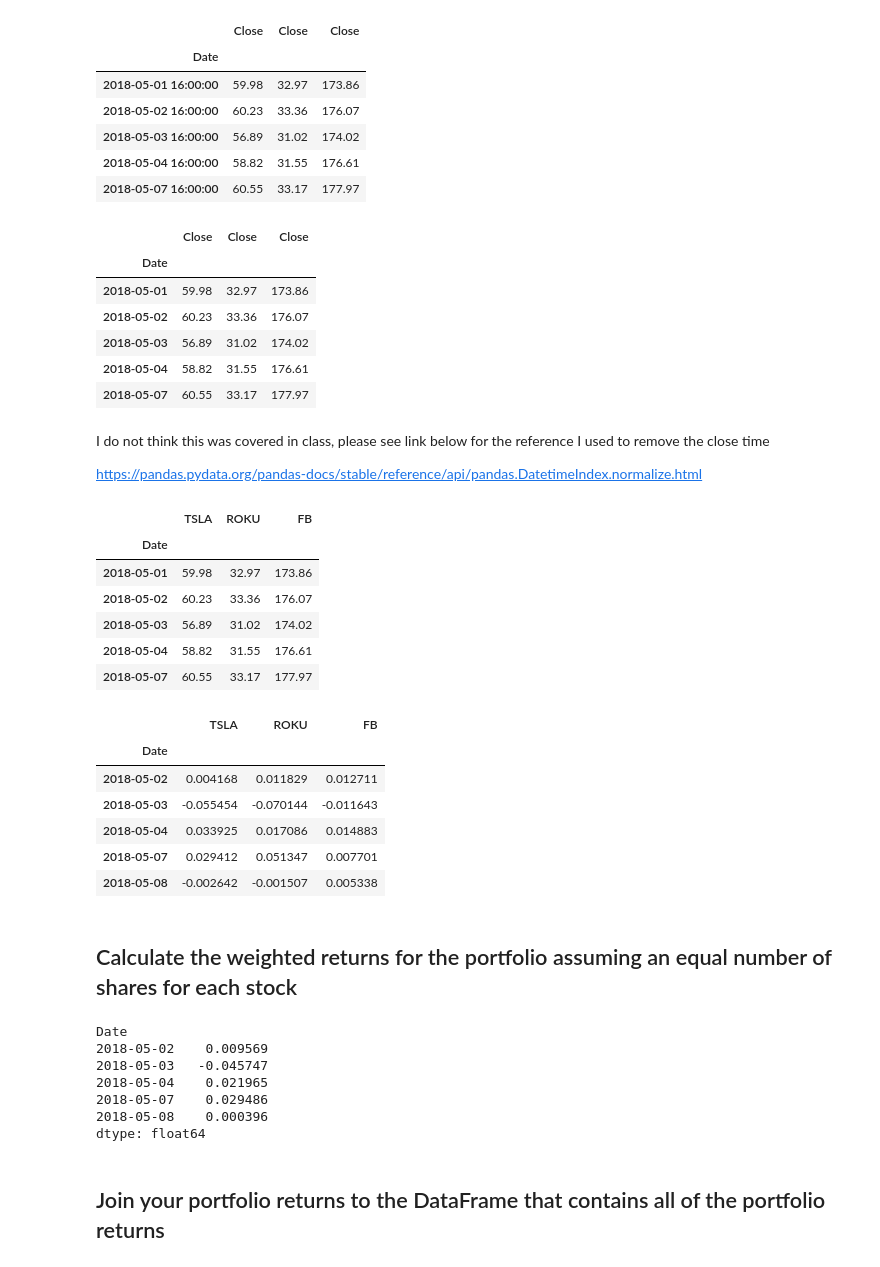
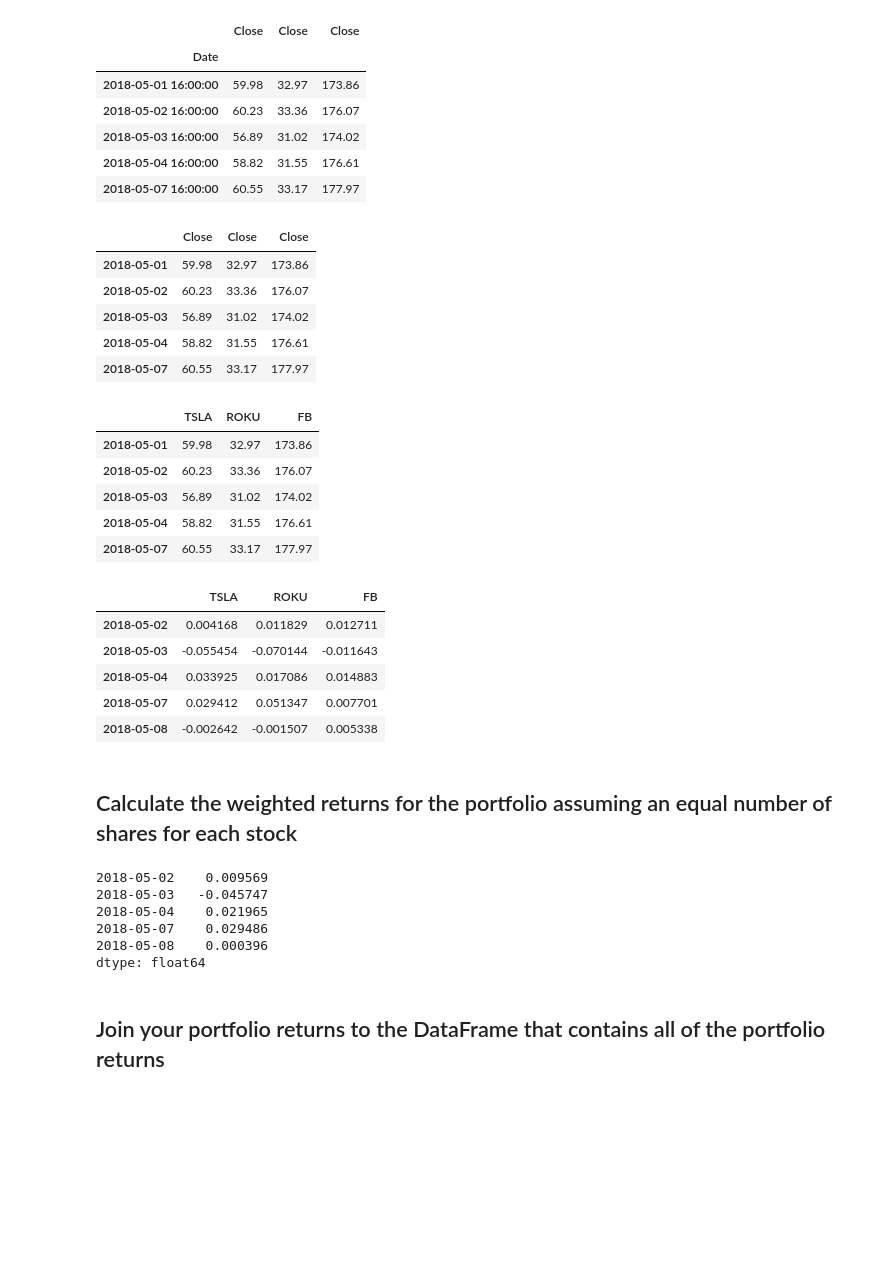
Before and after one commit to JacobJ215/Whale-Analysis, a Jupyter notebook: whale_analysis.ipynb, the cells around one changed output. Drawn from its saved outputs; the diff is of its cells as text; code cells hidden in the pictures; blank space fills up the shorter version.

```diff
--- a/whale_analysis.ipynb
+++ b/whale_analysis.ipynb
@@ -450,27 +450,21 @@ my_portfolio.head()
 | 2018-05-07 16:00:00 | 60.55 | 33.17 | 177.97 |
 # %%
 # Reset Date index
-my_portfolio.index = my_portfolio.index.normalize()
+my_portfolio.index = my_portfolio.index.date
 my_portfolio.head()
 # %% [output]
 |  | Close | Close | Close |
-| Date |  |  |  |
 | 2018-05-01 | 59.98 | 32.97 | 173.86 |
 | 2018-05-02 | 60.23 | 33.36 | 176.07 |
 | 2018-05-03 | 56.89 | 31.02 | 174.02 |
 | 2018-05-04 | 58.82 | 31.55 | 176.61 |
 | 2018-05-07 | 60.55 | 33.17 | 177.97 |
-# %% [markdown]
-I do not think this was covered in class, please see link below for the reference I used to remove the close time
-
-https://pandas.pydata.org/pandas-docs/stable/reference/api/pandas.DatetimeIndex.normalize.html
 # %%
 # Reorganize portfolio data by having a column per symbol
 my_portfolio.columns=['TSLA', 'ROKU', 'FB']
 my_portfolio.head()
 # %% [output]
 |  | TSLA | ROKU | FB |
-| Date |  |  |  |
 | 2018-05-01 | 59.98 | 32.97 | 173.86 |
 | 2018-05-02 | 60.23 | 33.36 | 176.07 |
 | 2018-05-03 | 56.89 | 31.02 | 174.02 |
@@ -487,7 +481,6 @@ daily_returns.dropna(inplace=True)
 daily_returns.head()
 # %% [output]
 |  | TSLA | ROKU | FB |
-| Date |  |  |  |
 | 2018-05-02 | 0.004168 | 0.011829 | 0.012711 |
 | 2018-05-03 | -0.055454 | -0.070144 | -0.011643 |
 | 2018-05-04 | 0.033925 | 0.017086 | 0.014883 |
@@ -506,7 +499,6 @@ my_returns = daily_returns.dot(weights)
 # Display sample data
 my_returns.head()
 # %% [output]
-Date
 2018-05-02    0.009569
 2018-05-03   -0.045747
 2018-05-04    0.021965
```
Also changed, not shown: parts of 3 cells of this notebook, 1 other file.
